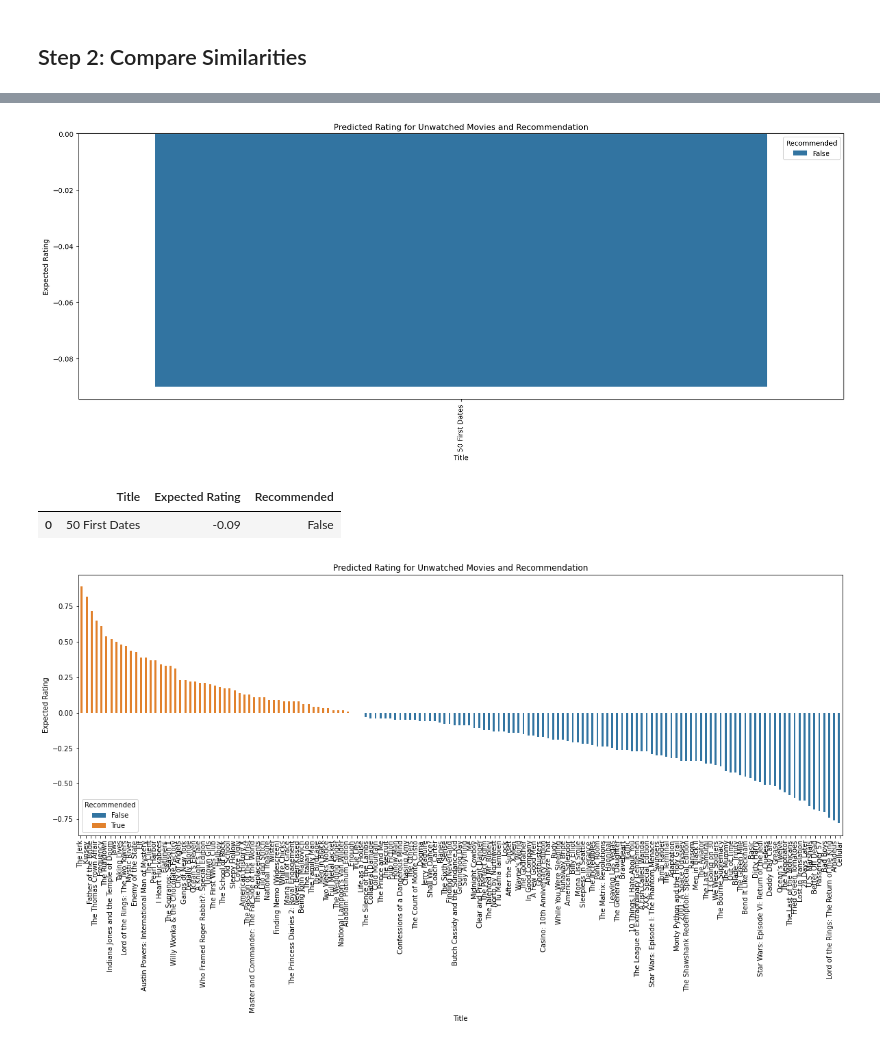
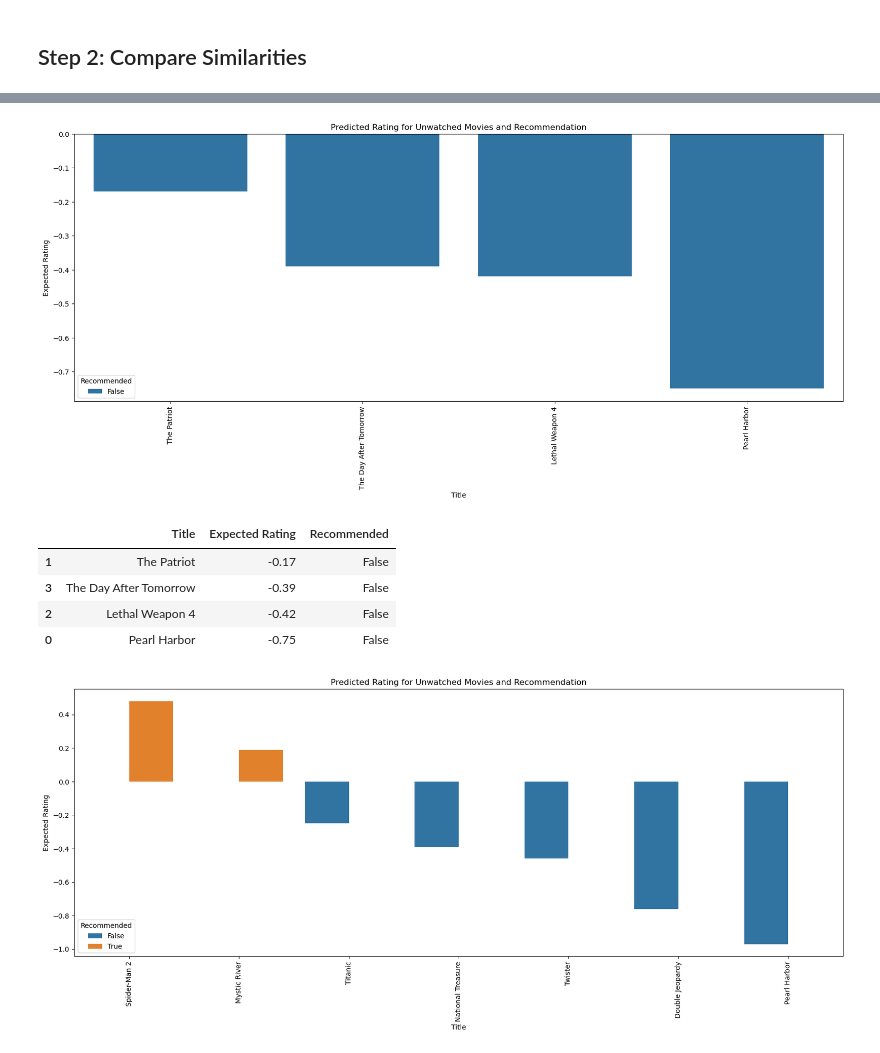
Before and after one commit to erictria/cf-tutorial, a Jupyter notebook: Netflix.ipynb, the cells around one changed output, grey strips where cells are left out. Drawn from its saved outputs; the diff is of its cells as text; code cells hidden in the pictures.

```diff
--- a/Netflix.ipynb
+++ b/Netflix.ipynb
@@ -136,7 +136,6 @@ for i in range(len(rating_df)):
   scaled_df.iloc[i,:] = (scaled_df.iloc[i,:] - averages[i])
 
 scaled_df = scaled_df.fillna(0) # fillna(0) should come after scaling
-scaled_df["Cust_Id"] = rating_df["Cust_Id"]
-scaled_df = pd.concat([pd.DataFrame({"Cust_Id": scaled_df["Cust_Id"]}), scaled_df.iloc[:,1:]], axis = 1)
+scaled_df.insert(loc=0, column='Cust_Id', value=rating_df["Cust_Id"])
 scaled_df
 # %% [output]
@@ -208,42 +220,29 @@ def get_similarity(idx):
 
     similarity_list = return_similarity(current_rating, idx)
 
-    idx_count = 0
     ratings = current_rating[0].tolist()
     expected_dict = dict()
-
     for movie in movie_titles:
-        print('idx', idx)
-        print(movie)
         rating = scaled_df[movie].iloc[idx]
-        print(rating)
 
         # skip if the user has already seen a movie
         if rating != 0:
             continue
 
-        count = 0
-        #movie_idx = indices(ratings, rating)[idx_count] #ratings.index(rating)
         numerator = 0
         denominator = 0
-
-        idx_count += 1
-
-        for j in range(len(scaled_df)):
-            # don't add up the user's own rating
-            if j == idx:
-                continue
-            other_rating = round(scaled_df[movie].iloc[j],3)
-            other_similarity = similarity_list[count]
-            count += 1
+        for similarity in similarity_list:
+            other_idx = similarity['user_idx']
+            other_similarity = similarity['cosine_similarity']
+            other_user_rating = round(scaled_df[movie].iloc[other_idx], 3)
 
             # we do not consider the similarity of unwatched user
             # because it only affects the denominator but not numerator
-            if other_rating == 0:
+            if other_user_rating == 0:
                 continue
 
             # numerator is iteratively adding up each rating x each similarity score
-            numerator = numerator + (other_rating * other_similarity)
+            numerator = numerator + (other_user_rating * other_similarity)
             denominator += other_similarity
 
         if denominator == 0: # avoid zero division error
@@ -283,16 +284,19 @@ res1[1]
 # %%
-res2 = get_similarity(2)
+res2 = get_similarity(160)
 # %% [output]
-[figure, old version]
+[figure, new version]
 # %%
 res2[1]
 # %% [output]
 |  | Title | Expected Rating | Recommended |
-| 0 | 50 First Dates | -0.09 | False |
+| 1 | The Patriot | -0.17 | False |
+| 3 | The Day After Tomorrow | -0.39 | False |
+| 2 | Lethal Weapon 4 | -0.42 | False |
+| 0 | Pearl Harbor | -0.75 | False |
 # %%
-res3 = get_similarity(175)
+res3 = get_similarity(200)
 # %% [output]
-[figure, old version]
+[figure, new version]
 # %%
 res3[1]
 # %% [output]
```
Also changed, not shown: parts of 11 cells of this notebook.
